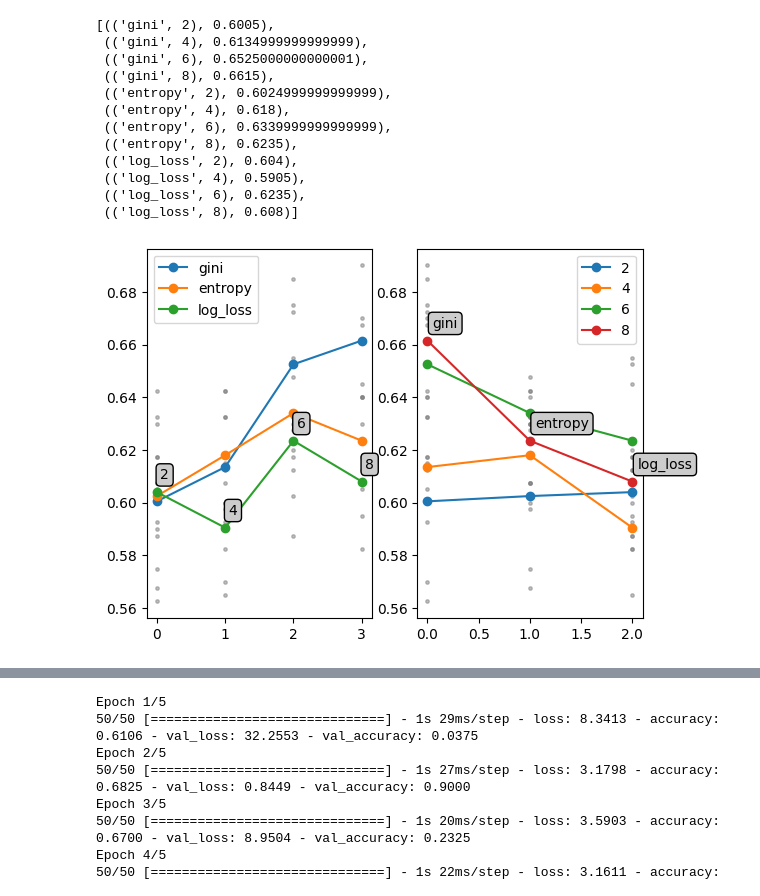
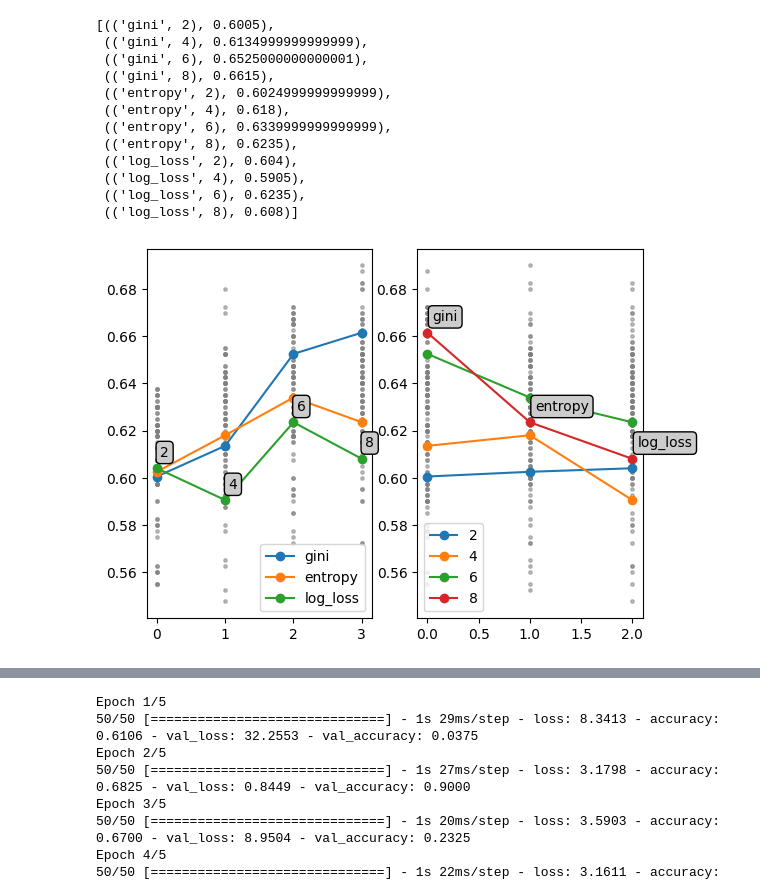
Before and after one commit to fagner02/RealFakeClassification, a Jupyter notebook: project.ipynb, the cells around one changed output, grey strips where cells are left out. Drawn from its saved outputs; the diff is of its cells as text; code cells hidden in the pictures.

```diff
--- a/project.ipynb
+++ b/project.ipynb
@@ -83,7 +84,7 @@ if os.path.exists("knn_scores.npy"):
     with open('knn_scores.npy', 'rb') as f:
         knn_scores = np.load(f, allow_pickle=True)
 else:
-    iterations = 10
+    iterations = 30
     a = [auxiliar_data(flat_test_x, test_y, 400) for i in range(iterations)]
     b = [auxiliar_data(flat_train_x, train_y, 2000) for i in range(iterations)]
     for i in range(1, 20):
@@ -115,3 +116,6 @@ n
 # %% [markdown]
 com o valor de k que obteve o melhor resultado vamos treinar o modelo com o resto dos dados
+# %%
+with open('final_knn_score.npy', 'rb') as f:
+    final_knn_score = np.load(f, allow_pickle=True).flatten()[0]
 # %%
@@ -132,20 +145,23 @@ import itertools as it
 tree_scores = []
 criterions = ["gini", "entropy", "log_loss"]
 max_depths = range(2, 10, 2)
-
+iterations = 30
+a = [auxiliar_data(flat_test_x, test_y, 400) for _ in range(iterations)]
+b = [auxiliar_data(flat_train_x, train_y, 2000) for _ in range(iterations)]
 for comb in it.product(criterions, max_depths):
     mean = []
-    for k in range(5):
-        aux_test_x, aux_test_y = auxiliar_data(flat_test_x, test_y, 400)
-        aux_train_x, aux_train_y = auxiliar_data(flat_train_x, train_y, 2000)
+    for k in range(iterations):
         tree_model = DecisionTreeClassifier(criterion=comb[0], max_depth=comb[1])
-        tree_model.fit(aux_train_x, aux_train_y)
-        mean.append(tree_model.score(aux_test_x, aux_test_y))
+        tree_model.fit(b[k][0], b[k][1])
+        mean.append(tree_model.score(a[k][0], a[k][1]))
     tree_scores.append(mean)
 # %%
 if not os.path.exists('tree_scores.npy'):
     with open('tree_scores.npy', 'wb') as f:
         np.save(f, np.array(tree_scores,dtype=object), allow_pickle=True)
+# %%
+with open('tree_scores.npy', 'rb') as f:
+    tree_scores = np.load(f, allow_pickle=True)
 # %%
 tree_scores_avg = [np.mean(x) for x in tree_scores]
 # %%
@@ -167,35 +183,23 @@ combs
 # %%
 relation_matrix = np.array(combs, dtype=object).transpose()[0].reshape((len(criterions),len(max_depths)))
 
-plt.subplot(1, 2, 1)
-indexes = None
-for param in relation_matrix:
-    indexes = [np.where([y[0] == x for y in combs])[0][0] for x in param]
-    plt.plot(range(len(max_depths)), [x[1] for x in [combs[i] for i in indexes]], '-o', label=param[0][0])
-    plt.legend()
+for matrix, i, param in zip([relation_matrix, relation_matrix.transpose()], range(1, 3), [max_depths, criterions]):
+    plt.subplot(1, 2, i)
 
-    points_x = [np.full((len(tree_scores[0]),), i) for i in range(len(param))]
-    points_y = [tree_scores[i] for i in indexes]
+    indexes = None
+    for p in matrix:
+        indexes = [np.where([y[0] == x for y in combs])[0][0] for x in p]
+        plt.plot(range(len(p)), [x[1] for x in [combs[i] for i in indexes]], '-o', label=p[0][1-i])
+        plt.legend()
 
-    plt.scatter(points_x, points_y, color='gray', alpha=0.5, s=6)
-for x, y in zip(range(len(indexes)),[tree_scores_avg[i] for i in indexes]):
-    plt.annotate(str(max_depths[x]), (x+0.05, y+0.005), bbox={'boxstyle':"round", 'fc':"0.8"})
+        points_x = [np.full((len(tree_scores[0]),), i) for i in range(len(p))]
+        points_y = [tree_scores[i] for i in indexes]
 
-plt.subplot(1, 2, 2)
-for param in relation_matrix.transpose():
-    indexes = [np.where([y[0] == x for y in combs])[0][0] for x in param]
-    plt.plot(range(len(param)), [x[1] for x in [combs[i] for i in indexes]], '-o', label=param[0][1])
-    plt.legend()
-
-    points_x = [np.full((len(tree_scores[0]),), i) for i in range(len(param))]
-    points_y = [tree_scores[i] for i in indexes]
-
-    plt.scatter(points_x, points_y, color='gray', alpha=0.5, s=6)
-
-for x, y in zip(range(len(indexes)),[tree_scores_avg[i] for i in indexes]):
-    plt.annotate(str(criterions[x]), (x+0.05, y+0.005), bbox={'boxstyle':"round", 'fc':"0.8"})
+        plt.scatter(points_x, points_y, color='gray', alpha=0.5, s=6)
+    for x, y in zip(range(len(indexes)),[tree_scores_avg[i] for i in indexes]):
+        plt.annotate(str(param[x]), (x+0.05, y+0.005), bbox={'boxstyle':"round", 'fc':"0.8"})
 # %% [output]
-[figure, old version]
+[figure, new version]
 # %%
 plt.plot([f'c{i}' for i in range(len(tree_scores))], [np.mean(x) for x in tree_scores], '-o')
 points_x = [np.full((len(tree_scores[0]),),i)for i in range(len(tree_scores))]
```
Also changed, not shown: parts of 17 cells of this notebook, 5 other files.
